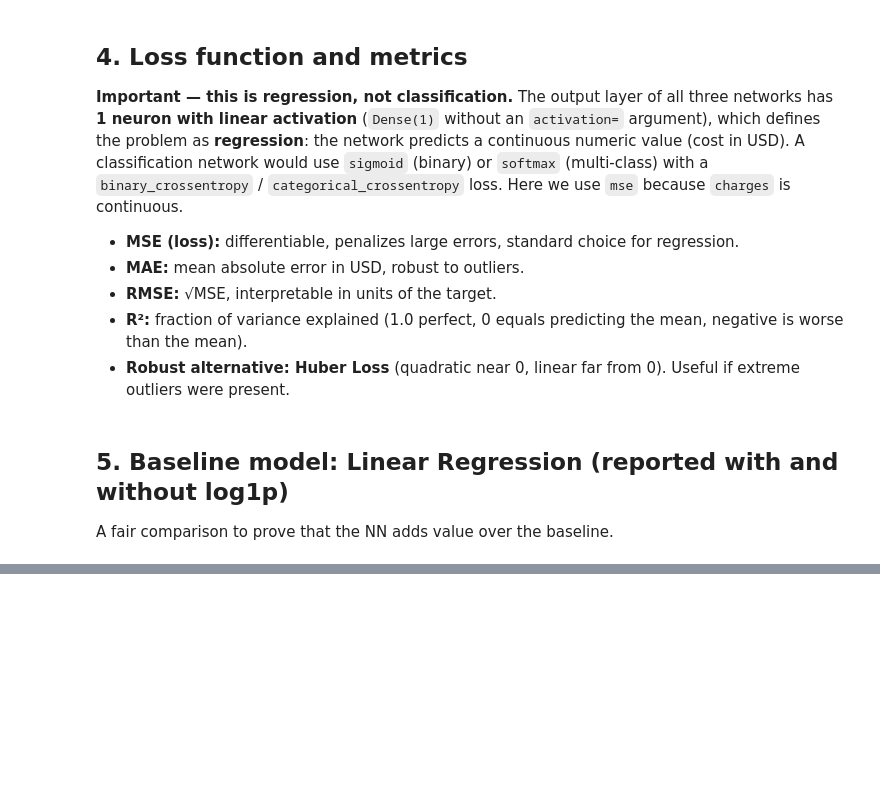
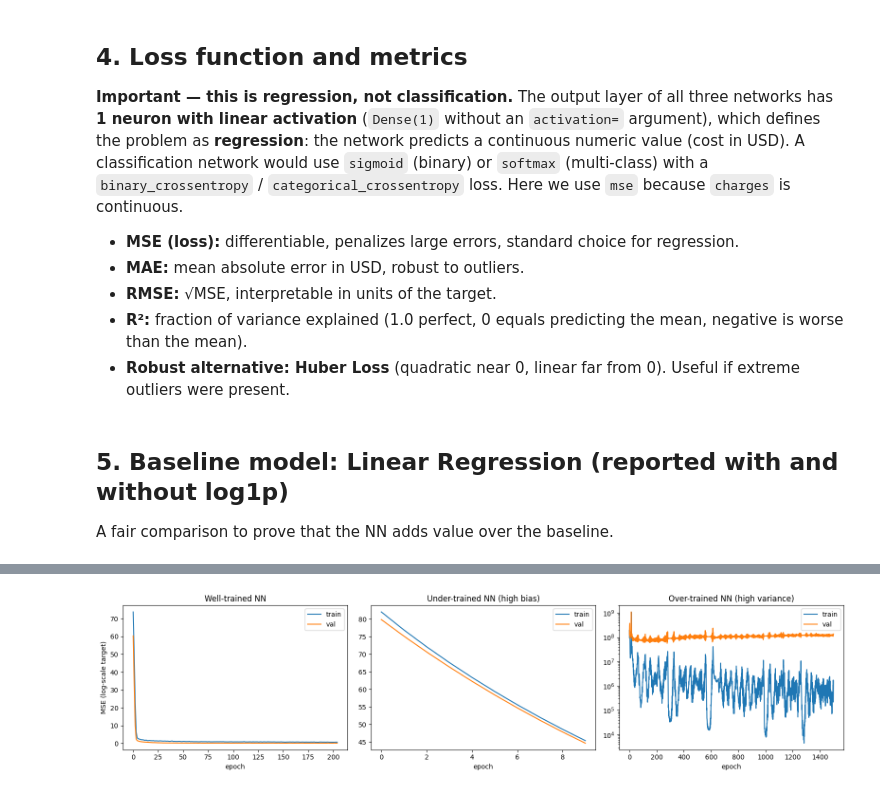
Before and after one commit to DanielSozoranga/Machine-Learning-6-SIN-A-Mar-Jul-2026, a Jupyter notebook: recuperacion_ML.ipynb, the cells around one changed output, grey strips where cells are left out. Saved outputs shown, nothing was run; the diff lists cells and outputs as text; code cells hidden in the pictures; blank space fills up the shorter version.

Commit message:
wip: over-trained model + full analysis (5x512, 60-sample subset)

```diff
--- a/recuperacion_ML.ipynb
+++ b/recuperacion_ML.ipynb
@@ -259,0 +313,32 @@ resultados
+# %%
+# Plot train vs validation loss for each of the three models side by side.
+# This is the clearest visual evidence of the three learning states.
+fig, ax = plt.subplots(1, 3, figsize=(16, 4))      # 1 row, 3 columns of subplots
+
+# ---------- GOOD model: train and val curves should be close and low ----------
+ax[0].plot(hist_good.history['loss'],     label='train')   # Train loss per epoch (MSE on log scale)
+ax[0].plot(hist_good.history['val_loss'], label='val')     # Validation loss per epoch
+ax[0].set_title('Well-trained NN')
+ax[0].set_xlabel('epoch')
+ax[0].set_ylabel('MSE (log-scale target)')
+ax[0].legend()
+
+# ---------- UNDER model: both curves stay high and still descending ----------
+ax[1].plot(hist_under.history['loss'],     label='train')
+ax[1].plot(hist_under.history['val_loss'], label='val')
+ax[1].set_title('Under-trained NN (high bias)')
+ax[1].set_xlabel('epoch')
+ax[1].legend()
+
+# ---------- OVER model: train keeps decreasing, val stagnates high -> visible GAP ----------
+# Trained on raw USD so the MSE magnitude is much larger (USD^2). Use log Y-scale for readability.
+ax[2].plot(hist_over.history['loss'],     label='train')
+ax[2].plot(hist_over.history['val_loss'], label='val')
+ax[2].set_yscale('log')                            # Log axis: needed because numbers span several orders
+ax[2].set_title('Over-trained NN (high variance)')
+ax[2].set_xlabel('epoch')
+ax[2].legend()
+
+plt.tight_layout(); plt.show()
+# %% [output]
+[figure, added]
```
Also changed, not shown: parts of 41 cells of this notebook.
